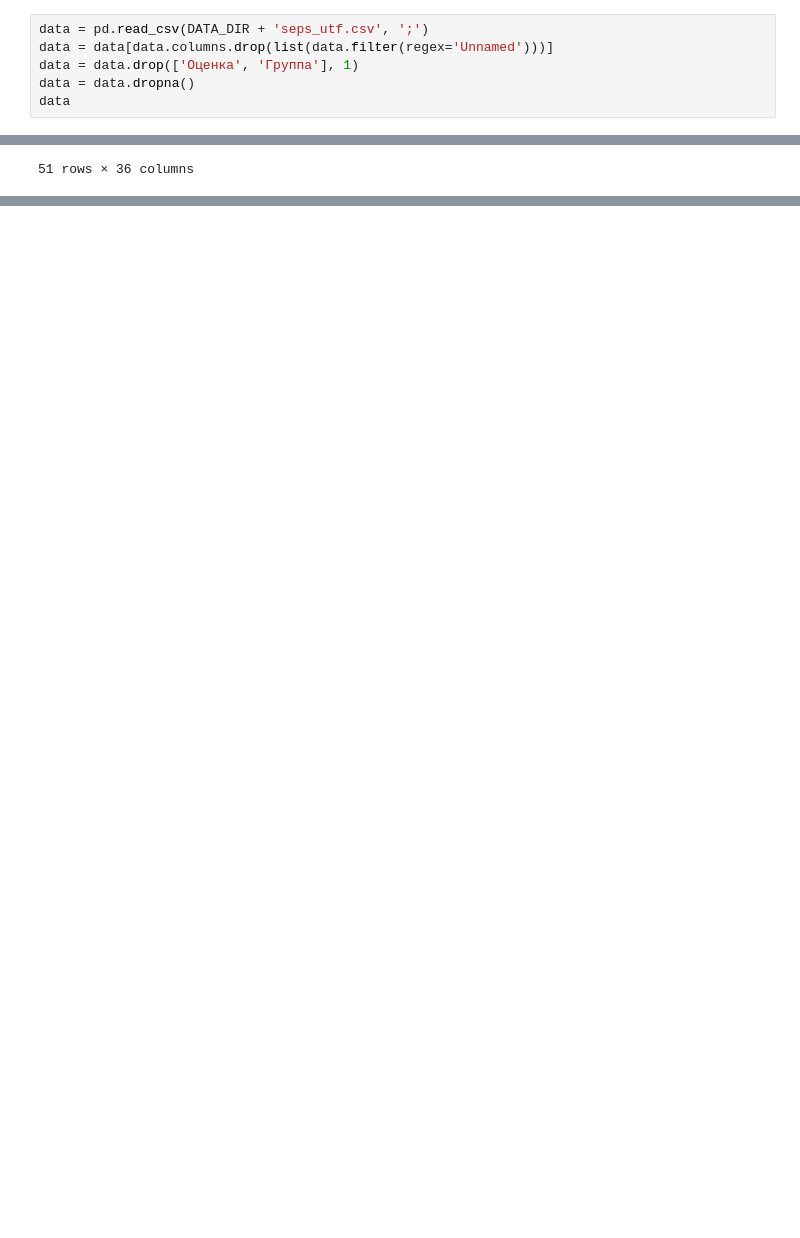
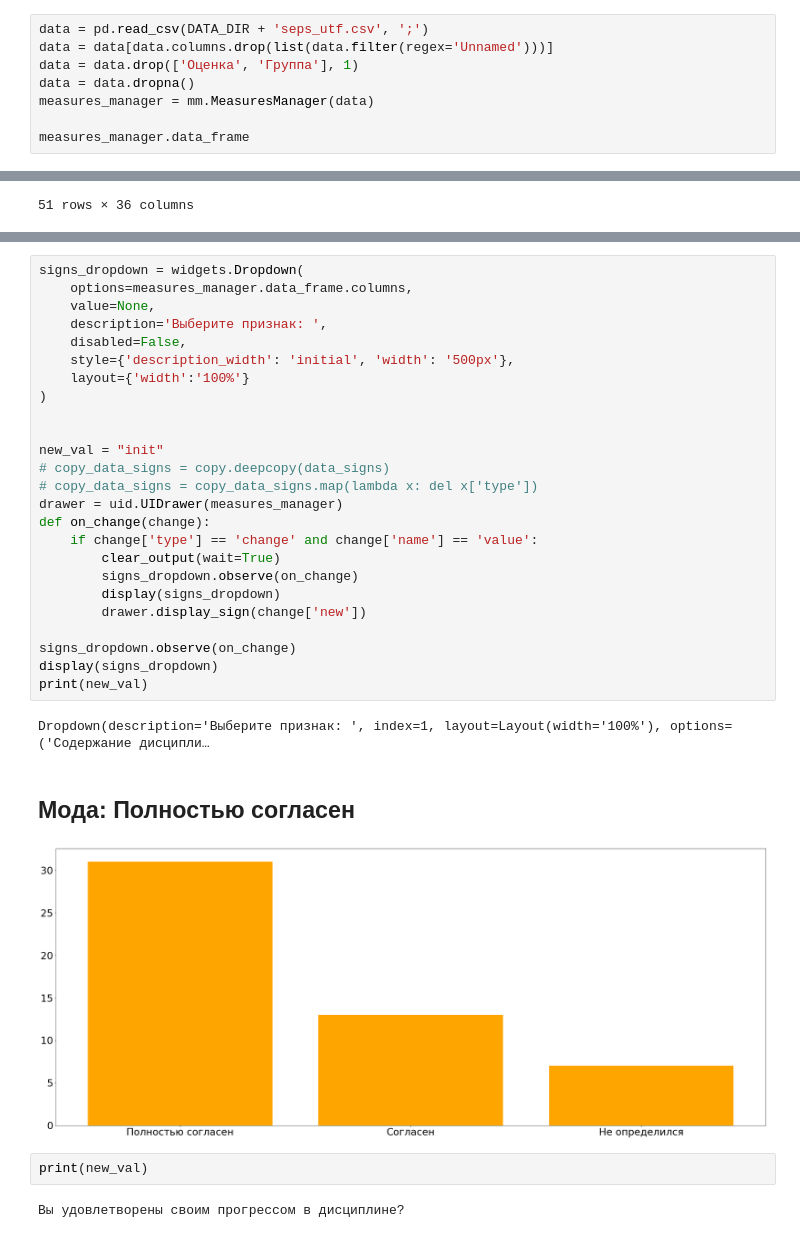
Before and after one commit to glebsonik/StatSupport, a Jupyter notebook: StatSupport.ipynb, the cells around one changed output, grey strips where cells are left out. Drawn from its saved outputs; the diff is of its cells as text; blank space fills up the shorter version.

```diff
--- a/StatSupport.ipynb
+++ b/StatSupport.ipynb
@@ -9,7 +18,9 @@ data = pd.read_csv(DATA_DIR + 'seps_utf.csv', ';')
 data = data[data.columns.drop(list(data.filter(regex='Unnamed')))]
 data = data.drop(['Оценка', 'Группа'], 1)
 data = data.dropna()
-data
+measures_manager = mm.MeasuresManager(data)
+
+measures_manager.data_frame
 # %% [output]
 |  | Содержание дисциплины соответство... | Место дисциплины в программе обуч... | Учебная нагрузка дисциплины посил... | Уровень нагрузки в ходе обучения ... | ... |
 | 0 | Полностью согласен | Полностью согласен | Полностью согласен | Полностью согласен | ... |
@@ -78,0 +95,33 @@ data_signs
+# %%
+signs_dropdown = widgets.Dropdown(
+    options=measures_manager.data_frame.columns,
+    value=None,
+    description='Выберите признак: ',
+    disabled=False,
+    style={'description_width': 'initial', 'width': '500px'},
+    layout={'width':'100%'}
+)
+
+
+new_val = "init"
+# copy_data_signs = copy.deepcopy(data_signs)
+# copy_data_signs = copy_data_signs.map(lambda x: del x['type'])
+drawer = uid.UIDrawer(measures_manager)
+def on_change(change):
+    if change['type'] == 'change' and change['name'] == 'value':
+        clear_output(wait=True)
+        signs_dropdown.observe(on_change)
+        display(signs_dropdown)
+        drawer.display_sign(change['new'])
+
+signs_dropdown.observe(on_change)
+display(signs_dropdown)
+print(new_val)
+# %% [output]
+Dropdown(description='Выберите признак: ', index=1, layout=Layout(width='100%'), options=('Содержание дисципли…
+Мода: Полностью согласен
+[figure, added]
+# %%
+print(new_val)
+# %% [output]
+Вы удовлетворены своим прогрессом в дисциплине?
```
Also changed, not shown: parts of 5 cells of this notebook.
